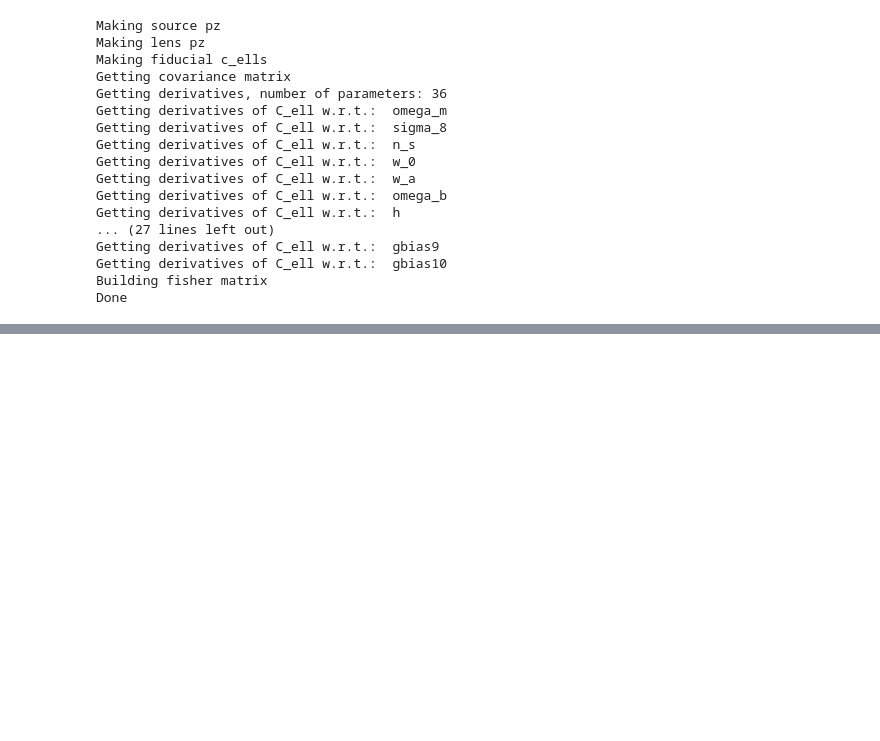
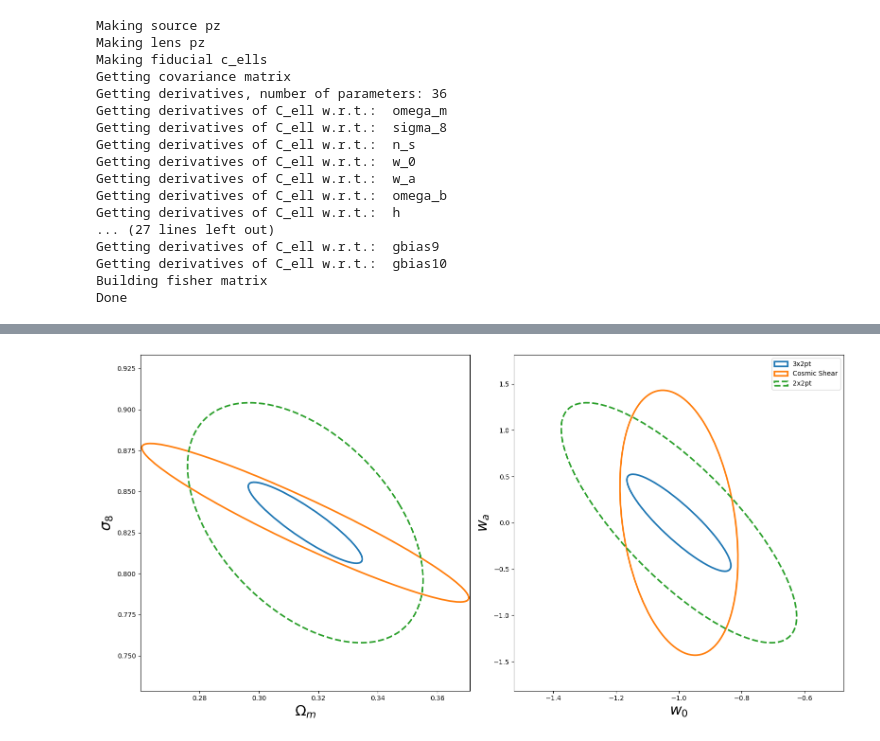
Before and after one commit to LSSTDESC/fisherA2Z, a Jupyter notebook: examples/Tutorial_01_Change_Probes.ipynb, the cells around one changed output, grey strips where cells are left out. Cells and saved outputs as stored; diff of their text form; code cells hidden in the pictures; blank space fills up the shorter version.

```diff
--- a/examples/Tutorial_01_Change_Probes.ipynb
+++ b/examples/Tutorial_01_Change_Probes.ipynb
@@ -36,7 +38,7 @@ Let's make a cosmic shear forecast by `probe='ss'`, and save the derivative to `
 We set `end = 11` to include 7 cosmological parameter + 4 intrinsic alignment parameters
 # %%
 
-f_ss_y10 = Fisher(cosmo, probe='ss', save_deriv='data/obj_deriv_ss_y10.pkl', overwrite=True, end = 11)
+f_ss_y10 = Fisher(cosmo, probe='ss', save_deriv='data/obj_deriv_ss_y10.pkl', overwrite=True)
 f_ss_y10.process()
 # %% [output]
 Making source pz
@@ -56,3 +58,6 @@ Getting derivatives of C_ell w.r.t.:  gbias9
 Getting derivatives of C_ell w.r.t.:  gbias10
 Building fisher matrix
 Done
+# %%
+f_3x2_y10 = Fisher(cosmo, probe='3x2pt', save_deriv='data/obj_deriv_3x2pt_y10.pkl', overwrite=True)
+f_3x2_y10.process()
@@ -58,0 +82,3 @@ Done
+# %%
+f_2x2_y10 = Fisher(cosmo, probe='2x2pt', save_deriv='data/obj_deriv_2x2pt_y10.pkl', overwrite=True)
+f_2x2_y10.process()
@@ -58,0 +103,49 @@ Done
+# %%
+sizes = {}
+fisher_matrix_list = []
+fig, ax = plt.subplots(1, 2, figsize = (16,8))
+for paramset in [[['omega_m', 'sigma_8'], ['w_0', 'w_a']]]:
+
+    for j, params in enumerate(paramset):
+
+        tab10 = plt.cm.get_cmap('tab10')
+        colors = [tab10(i) for i in range(tab10.N)]
+        arg = f_3x2_y10
+        labels = ['3x2pt',  'Cosmic Shear', '2x2pt' ]
+        line_styles = ['-', '-', '--', ]
+        es = []
+        for matrix, label, line_style, color in zip([f_3x2_y10.fisher, f_ss_y10.fisher, f_2x2_y10.fisher], labels, line_styles, colors[:3]):
+
+            fid=(arg.vals[params[0]], arg.vals[params[1]])
+            if label == 'biased':
+                fid = (fid[0] + para_bias[params[0]], fid[1] + para_bias[params[1]])
+            this_fisher = marginalize(matrix,
+                            arg.param_order.index(params[0]),
+                            arg.param_order.index(params[1]))
+            fisher_matrix_list.append(this_fisher)
+            e, xlim, ylim, size = plot_contours(
+                this_fisher,
+                sigmas=2, fid=fid
+                )
+            sizes[label] = size
+
+            e.set_label(label)
+            e.set_linestyle(line_style)
+            e.set_facecolor('none')
+            e.set_edgecolor(color)
+            e.set_linewidth(2.5)
+            e.set_alpha(1)
+
+            es.append(e)
+            ax[j].add_artist(e)
+            #limnew = 1*max(abs(para_bias[params[0]]), abs(para_bias[params[1]]))
+            xlim = (arg.vals[params[0]] - 1.4* xlim, arg.vals[params[0]] + 1.4* xlim)
+            ylim = (arg.vals[params[1]] - 1.4* ylim, arg.vals[params[1]] + 1.4* ylim)
+            ax[j].set_xlim((xlim))
+            ax[j].set_ylim((ylim))
+            ax[j].set_xlabel(arg.param_labels[arg.param_order.index(params[0])], fontsize = 22)
+            ax[j].set_ylabel(arg.param_labels[arg.param_order.index(params[1])], fontsize = 22)
+            plt.tight_layout()
+    ax[j].legend(handles=es)
+# %% [output]
+[figure, added]
```
Also changed, not shown: parts of 4 cells of this notebook, 10 other files.
